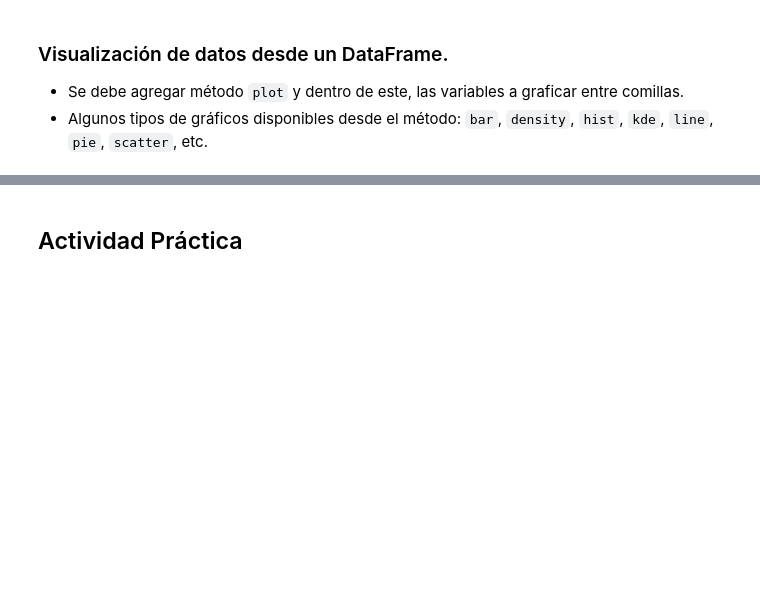
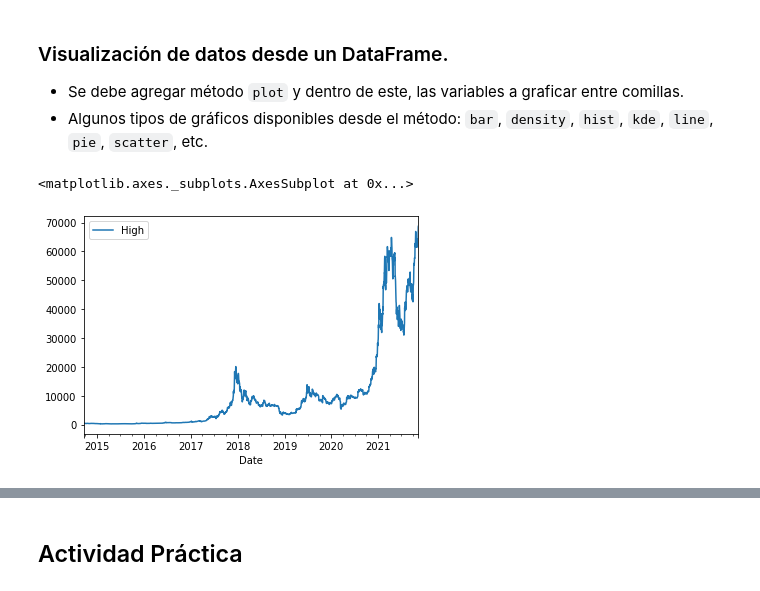
Before and after one commit to rfuentes89/taller-python, a Jupyter notebook: taller-python.ipynb, the cells around one changed output, grey strips where cells are left out. Saved outputs shown, nothing was run; the diff lists cells and outputs as text; code cells hidden in the pictures; blank space fills up the shorter version.

Commit message:
Soluciones del Taller

```diff
--- a/taller-python.ipynb
+++ b/taller-python.ipynb
@@ -346,3 +556,6 @@ diccionario = {
 Caguemos la base de datos `BTC-USD.csv`, que nos indica el valor del Bitcoin en dólares desde 2014 a la fecha. La puede encontrar disponible en el siguiente [link](https://github.com/estebanrucan/taller-python/raw/master/data/BTC-USD.csv).
 # %%
 # Ejemplo carga de bases de datos: Cargar BTC-USD.csv, mostrar cinco primeras entradas, descripción cuantitativa e información sobre datos faltantes.
+
+bitcoin = pd.read_csv("https://github.com/estebanrucan/taller-python/raw/master/data/BTC-USD.csv", date_parser=["Date"])
+bitcoin
@@ -361,3 +651,5 @@ Caguemos la base de datos `BTC-USD.csv`, que nos indica el valor del Bitcoin en
 * Se realiza un subsetting indicando el nombre que tendrá la nueva variable, acompañada de un signo `=` y la información que contendrá esta.
 # %%
 # Ejemplo de crear variables: Calcular rango de variación diario del Bitcoin en dólares.
+bitcoin["variacion"] = bitcoin["High"] - bitcoin["Low"]
+bitcoin
@@ -363,0 +670,3 @@ Caguemos la base de datos `BTC-USD.csv`, que nos indica el valor del Bitcoin en
+# %%
+bitcoin["Date"] = pd.to_datetime(bitcoin["Date"], format = "%Y-%b-%d")
+bitcoin.info()
@@ -388,6 +800,11 @@ Caguemos la base de datos `BTC-USD.csv`, que nos indica el valor del Bitcoin en
 * Algunos tipos de gráficos disponibles desde el método: `bar`, `density`, `hist`, `kde`, `line`, `pie`, `scatter`, etc.
 # %%
 # Ejemplo de gráfico de líneas: Gráficar variable High en el tiempo.
+
+bitcoin.plot.line("Date", "High")
+# %% [output]
+<matplotlib.axes._subplots.AxesSubplot at 0x...>
+[figure, added]
 # %% [markdown]
 ### Visualización de datos desde un iterable
 
```
Also changed, not shown: parts of 54 cells of this notebook, 1 other file.
